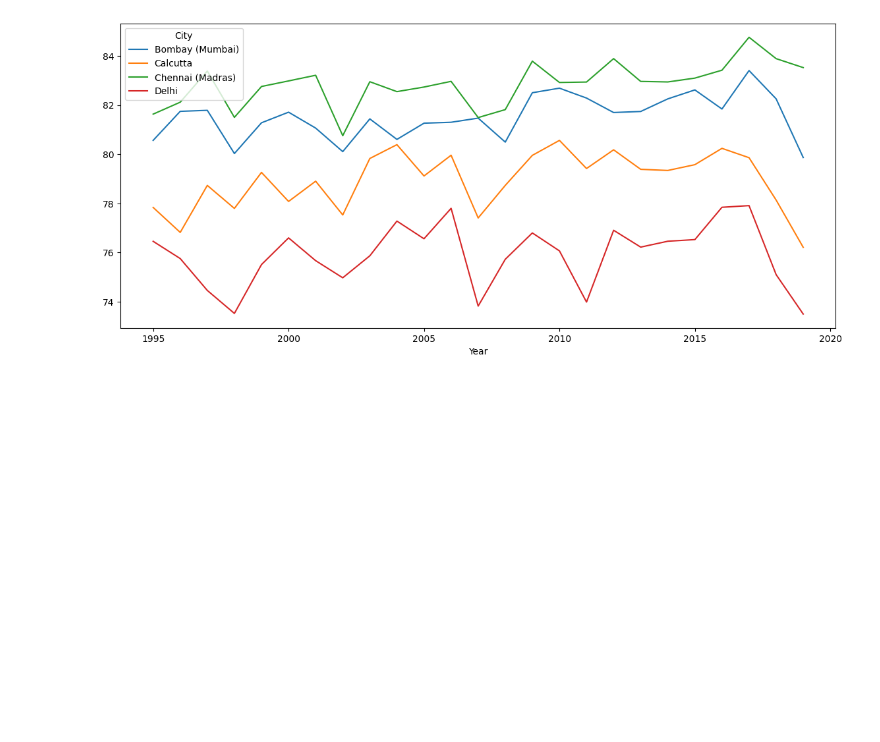
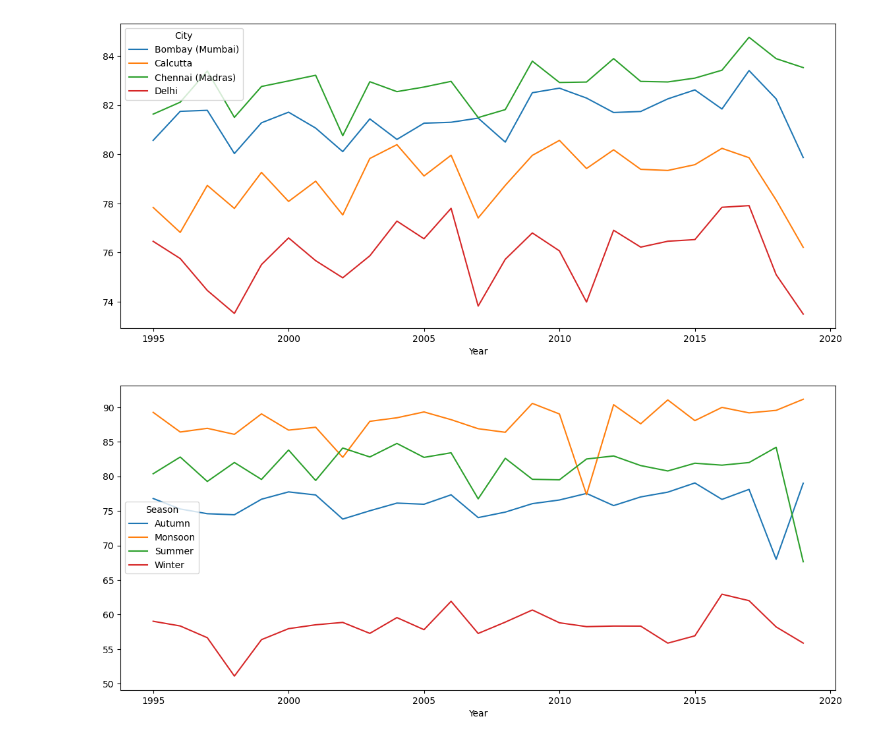
Before and after one commit to mounishsjsu/266_Project, a Jupyter notebook: 266_Final_Project.ipynb, the cells around one changed output. Cells and saved outputs as stored; diff of their text form; code cells hidden in the pictures; blank space fills up the shorter version.

```diff
--- a/266_Final_Project.ipynb
+++ b/266_Final_Project.ipynb
@@ -75,3 +74,20 @@ def season(df):
         return 'Autumn'
     else:
         return 'NA'
+# %%
+pd.options.mode.chained_assignment = None  # default='warn'
+data_India['Season'] = data_India['Month'].apply(season)
+
+data_India['AvgTemperature']=data_India['AvgTemperature'].astype('float64')
+data_India[['Month' , 'Day' , 'Year']]=data_India[['Month' , 'Day' , 'Year']].astype('int64')
+
+#Seasons in Delhi
+data_Delhi = data_India[data_India['City'] == 'Delhi']
+# %%
+Delhi_plot=data_Delhi.groupby(['Season','Year'])['AvgTemperature'].mean().reset_index()
+Delhi_plot.pivot(index='Year', columns='Season', values='AvgTemperature').plot()
+plt.gcf().set_size_inches(14,6)
+fig2= plt.savefig("/content/Screenshots")
+plt.show()
+# %% [output]
+[figure, added]
```
Also changed, not shown: parts of 6 cells of this notebook.
